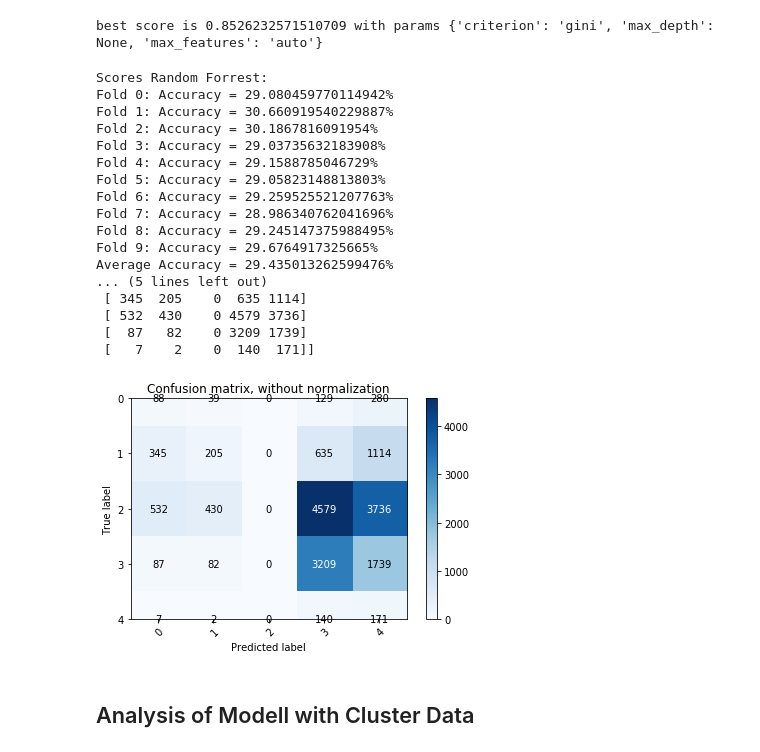
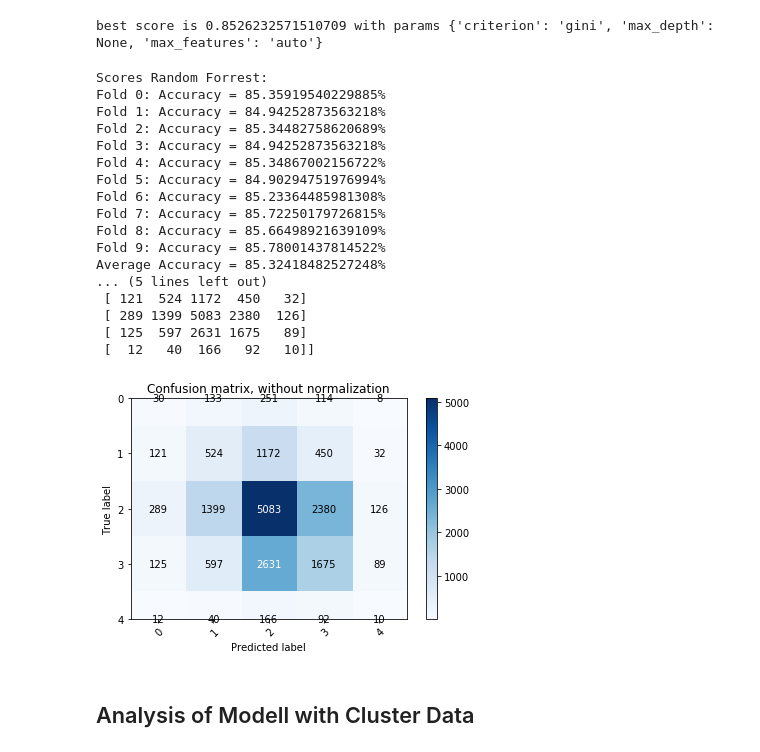
Before and after one commit to janapfeffer/DM_Project_MoviePrediction, a Jupyter notebook: Classification.ipynb, the cells around one changed output. Drawn from its saved outputs; the diff is of its cells as text; code cells hidden in the pictures.

```diff
--- a/Classification.ipynb
+++ b/Classification.ipynb
@@ -402,10 +396,10 @@ def plot_confusion_matrix(y_true, y_pred, classes,
     fig.tight_layout()
     return ax
 # %%
-# do now Knn with k = 29 and applie 10 cross fold
+# do now Knn with k = 2 and applie 10 cross fold
 
 # create and fit a knn classifier
-knn_reg = KNeighborsClassifier(n_neighbors=29)
+knn_reg = KNeighborsClassifier(n_neighbors=2)
 
 knn_reg.fit(features_train, rating_train)
 rating_pred_knn = knn_reg.predict(features_test)
@@ -431,7 +425,7 @@ class_names = ['0','1','2','3','4','5']
 np.set_printoptions(precision=2)
 
 # Plot non-normalized confusion matrix
-plot_confusion_matrix(rating_test, rating_pred_rf, classes=class_names,
+plot_confusion_matrix(rating_test, rating_pred_knn, classes=class_names,
                       title='Confusion matrix, without normalization')
 
 
@@ -496,55 +490,55 @@ best score is 0.8526232571510709 with params {'criterion': 'gini', 'max_depth':
 # do now Random Forest with entropy, maxdeepth 3 and applie 10 cross fold
 
 ##### create and fit a RandomForestClassifier
-rf_reg = RandomForestClassifier(criterion='gini', max_depth=3, max_features=None)
+rf_reg = RandomForestClassifier(criterion='gini', max_depth=None, max_features='auto')
 rf_reg.fit(features_train, rating_train)
 rating_pred_rf = rf_reg.predict(features_test)
 
 print("Scores Random Forrest:")
 
 
 #compute accuracy score
 
 accuracy_knn = cross_val_score(rf_reg, features_train, rating_train, cv=stratified_10_fold_cv, scoring='accuracy')
 
 for i, acc in enumerate(accuracy_knn):
     print("Fold {}: Accuracy = {}%".format(i, acc * 100.0))
 
 print("Average Accuracy = {}%".format(accuracy_knn.mean() * 100.0))
 print()
 print("Accuracy on Test Data: {}".format(accuracy_score(rating_test, rating_pred_rf)))
 print("f1_score on Test Data: {}".format(f1_score(rating_test, rating_pred_rf, average='weighted')))
 
 class_names = ['0','1','2','3','4','5']
 
 
 np.set_printoptions(precision=2)
 
 # Plot non-normalized confusion matrix
 plot_confusion_matrix(rating_test, rating_pred_rf, classes=class_names,
                       title='Confusion matrix, without normalization')
 
 
 plt.show()
 # %% [output]
 Scores Random Forrest:
-Fold 0: Accuracy = 29.080459770114942%
-Fold 1: Accuracy = 30.660919540229887%
-Fold 2: Accuracy = 30.1867816091954%
-Fold 3: Accuracy = 29.03735632183908%
-Fold 4: Accuracy = 29.1588785046729%
-Fold 5: Accuracy = 29.05823148813803%
-Fold 6: Accuracy = 29.259525521207763%
-Fold 7: Accuracy = 28.986340762041696%
-Fold 8: Accuracy = 29.245147375988495%
-Fold 9: Accuracy = 29.6764917325665%
-Average Accuracy = 29.435013262599476%
+Fold 0: Accuracy = 85.35919540229885%
+Fold 1: Accuracy = 84.94252873563218%
+Fold 2: Accuracy = 85.34482758620689%
+Fold 3: Accuracy = 84.94252873563218%
+Fold 4: Accuracy = 85.34867002156722%
+Fold 5: Accuracy = 84.90294751976994%
+Fold 6: Accuracy = 85.23364485981308%
+Fold 7: Accuracy = 85.72250179726815%
+Fold 8: Accuracy = 85.66498921639109%
+Fold 9: Accuracy = 85.78001437814522%
+Average Accuracy = 85.32418482527248%
 ... (5 lines left out)
- [ 345  205    0  635 1114]
- [ 532  430    0 4579 3736]
- [  87   82    0 3209 1739]
- [   7    2    0  140  171]]
+ [ 121  524 1172  450   32]
+ [ 289 1399 5083 2380  126]
+ [ 125  597 2631 1675   89]
+ [  12   40  166   92   10]]
-[figure, old version]
+[figure, new version]
 # %% [markdown]
 ## Analysis of Modell with Cluster Data
 # %%
```
Also changed, not shown: parts of 4 cells of this notebook, 1 other file.
